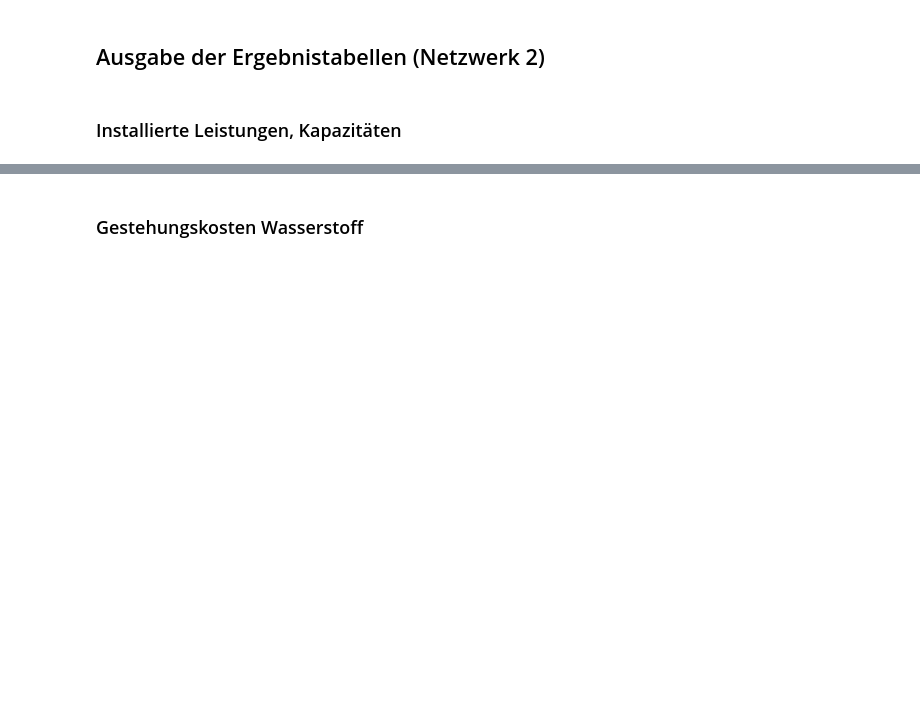
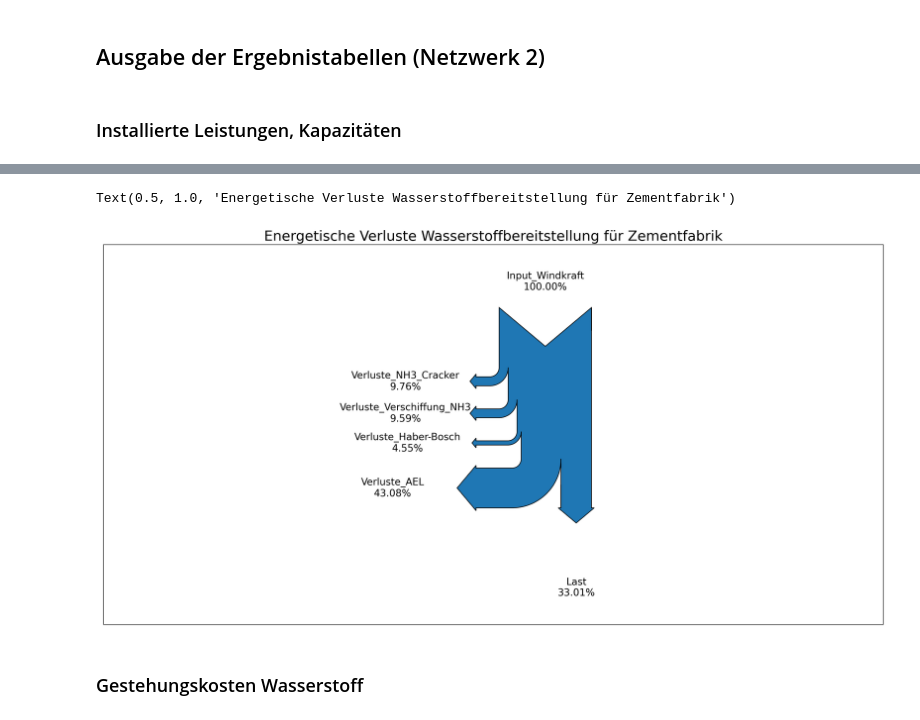
Before and after one commit to cgipser/DWE, a Jupyter notebook: Projektarbeit_CG.ipynb, the cells around one changed output, grey strips where cells are left out. Cells and saved outputs as stored; diff of their text form; code cells hidden in the pictures; blank space fills up the shorter version.

```diff
--- a/Projektarbeit_CG.ipynb
+++ b/Projektarbeit_CG.ipynb
@@ -790,3 +838,47 @@ results_sum_energy_2
+# %%
+#Sankey Diagramm_BErechnungen_NH3
+
+Input_Photovoltaik= results_sum_energy_2['Energie [GWh]']['Photovoltaik']/(results_sum_energy_2['Energie [GWh]']['Photovoltaik']+results_sum_energy_2['Energie [GWh]']['Windkraft'])
+
+Input_Windkraft= results_sum_energy_2['Energie [GWh]']['Windkraft']/(results_sum_energy_2['Energie [GWh]']['Photovoltaik']+results_sum_energy_2['Energie [GWh]']['Windkraft'])
+Verluste_AEL= ((results_sum_energy_2['Energie [GWh]']['AEL']/(results_sum_energy_2['Energie [GWh]']['Photovoltaik']+results_sum_energy_2['Energie [GWh]']['Windkraft'])))
+
+Verluste_Verflüssigung= ((results_sum_energy_2['Energie [GWh]']['Haber-Bosch']/(results_sum_energy_2['Energie [GWh]']['Photovoltaik']+results_sum_energy_2['Energie [GWh]']['Windkraft'])))
+
+Verluste_Verschiffung= ((results_sum_energy_2['Energie [GWh]']['Verschiffung NH3']/(results_sum_energy_2['Energie [GWh]']['Photovoltaik']+results_sum_energy_2['Energie [GWh]']['Windkraft'])))
+
+Verluste_Regasifizierung= ((results_sum_energy_2['Energie [GWh]']['NH3 Cracker']/(results_sum_energy_2['Energie [GWh]']['Photovoltaik']+results_sum_energy_2['Energie [GWh]']['Windkraft'])))
+Verluste_Pipeline=  ((results_sum_energy_2['Energie [GWh]']['Pipeline']/(results_sum_energy_2['Energie [GWh]']['Photovoltaik']+results_sum_energy_2['Energie [GWh]']['Windkraft'])))
+Last= -(1155/(results_sum_energy_2['Energie [GWh]']['Photovoltaik']+results_sum_energy_2['Energie [GWh]']['Windkraft']))
+
+Verluste_Pipeline=-(Verluste_Regasifizierung-Verluste_Pipeline)
+Verluste_Regasifizierung=-(Verluste_Verschiffung-Verluste_Regasifizierung)
+Verluste_Verschiffung=-(Verluste_Verflüssigung-Verluste_Verschiffung)
+Verluste_Verflüssigung=-(Verluste_AEL-Verluste_Verflüssigung)
+Verluste_AEL=-(Input_Windkraft-Verluste_AEL)
+
+
+Sankey_2={'Verluste':[Input_Photovoltaik, Input_Windkraft, Verluste_AEL,Verluste_Verflüssigung,Verluste_Verschiffung,Verluste_Regasifizierung,Verluste_Pipeline,Last],
+        'Orientierung':[0,0,-1,-1,-1,-1,-1,0]}
+Verluste_Sankey_2 = pd.DataFrame(data=Sankey_2,
+                            index=['Input_Photovoltaik', 'Input_Windkraft', 'Verluste_AEL','Verluste_Haber-Bosch','Verluste_Verschiffung_NH3','Verluste_NH3_Cracker','Verluste_Pipeline','Last'])
+Verluste_Sankey_2.Verluste = Verluste_Sankey_2.Verluste*100
+Verluste_Sankey_2.Verluste = Verluste_Sankey_2.Verluste.replace(0, np.nan)
+Verluste_Sankey_2 = Verluste_Sankey_2.dropna(axis=0)
+#Verluste_Sankey_2
+# %%
+#Sankey Diagramm Verluste
+
+from matplotlib.sankey import Sankey
+
+sankey= Sankey(scale=0.01, offset=0.7,
+                format='%.2f', unit='%')
+sankey.add(flows=Verluste_Sankey_2.Verluste,labels=Verluste_Sankey_2.index,orientations=Verluste_Sankey_2.Orientierung,rotation=-90)
+sankey.finish()
+plt.title("Energetische Verluste Wasserstoffbereitstellung für Zementfabrik")
+# %% [output]
+Text(0.5, 1.0, 'Energetische Verluste Wasserstoffbereitstellung für Zementfabrik')
+[figure, added]
 # %% [markdown]
 ### Gestehungskosten Wasserstoff
 # %%
```
Also changed, not shown: parts of 16 cells of this notebook.
